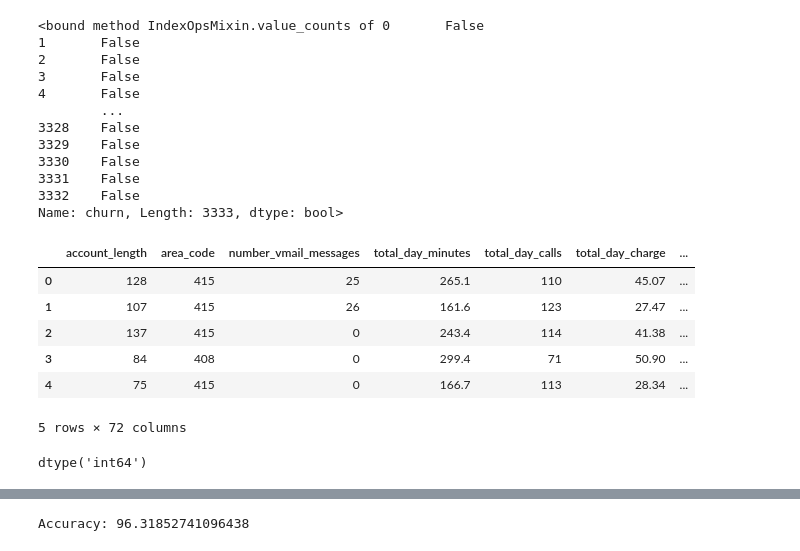
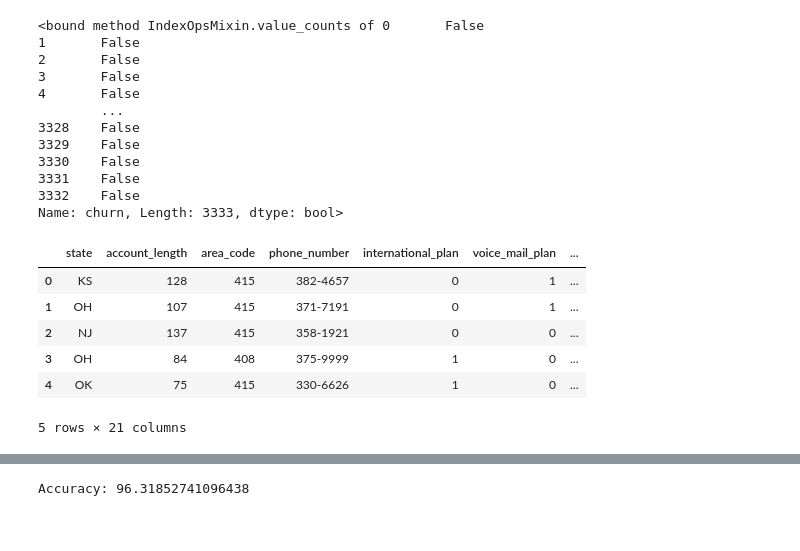
Before and after one commit to sbaltodano/SyriaTel_customer_churn, a Jupyter notebook: cleaning.ipynb, the cells around one changed output, grey strips where cells are left out. Drawn from its saved outputs; the diff is of its cells as text; code cells hidden in the pictures.

```diff
--- a/cleaning.ipynb
+++ b/cleaning.ipynb
@@ -155,2 +154,2 @@ Name: state, dtype: int64
 # %%
-df = df.drop(columns=['phone_number'])
+df = df.drop(columns='phone_number')
@@ -260,17 +211,14 @@ res['churn'].value_counts
 3332    False
 Name: churn, Length: 3333, dtype: bool>
 # %%
-res.replace({False: 0, True: 1}, inplace=True)
-res.head()
+df.replace({False: 0, True: 1}, inplace=True)
+df.replace({'no': 0, 'yes': 1}, inplace=True)
+df.head()
 # %% [output]
-|  | account_length | area_code | number_vmail_messages | total_day_minutes | total_day_calls | total_day_charge | ... |
-| 0 | 128 | 415 | 25 | 265.1 | 110 | 45.07 | ... |
-| 1 | 107 | 415 | 26 | 161.6 | 123 | 27.47 | ... |
-| 2 | 137 | 415 | 0 | 243.4 | 114 | 41.38 | ... |
-| 3 | 84 | 408 | 0 | 299.4 | 71 | 50.90 | ... |
-| 4 | 75 | 415 | 0 | 166.7 | 113 | 28.34 | ... |
+|  | state | account_length | area_code | phone_number | international_plan | voice_mail_plan | ... |
+| 0 | KS | 128 | 415 | 382-4657 | 0 | 1 | ... |
+| 1 | OH | 107 | 415 | 371-7191 | 0 | 1 | ... |
+| 2 | NJ | 137 | 415 | 358-1921 | 0 | 0 | ... |
+| 3 | OH | 84 | 408 | 375-9999 | 1 | 0 | ... |
+| 4 | OK | 75 | 415 | 330-6626 | 1 | 0 | ... |
-5 rows × 72 columns
+5 rows × 21 columns
-# %%
-res['churn'].dtype
-# %% [output]
-dtype('int64')
```
Also changed, not shown: parts of 30 cells of this notebook.
